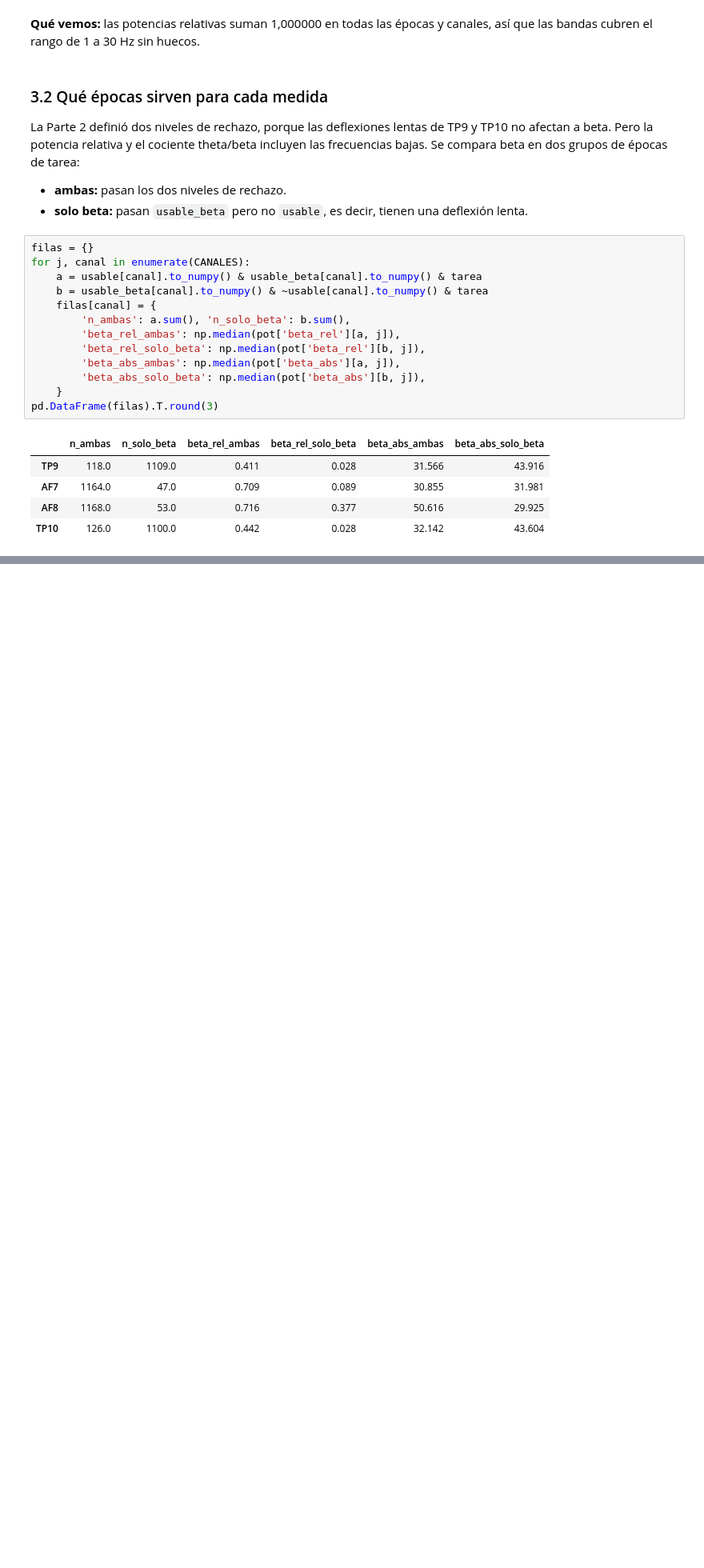
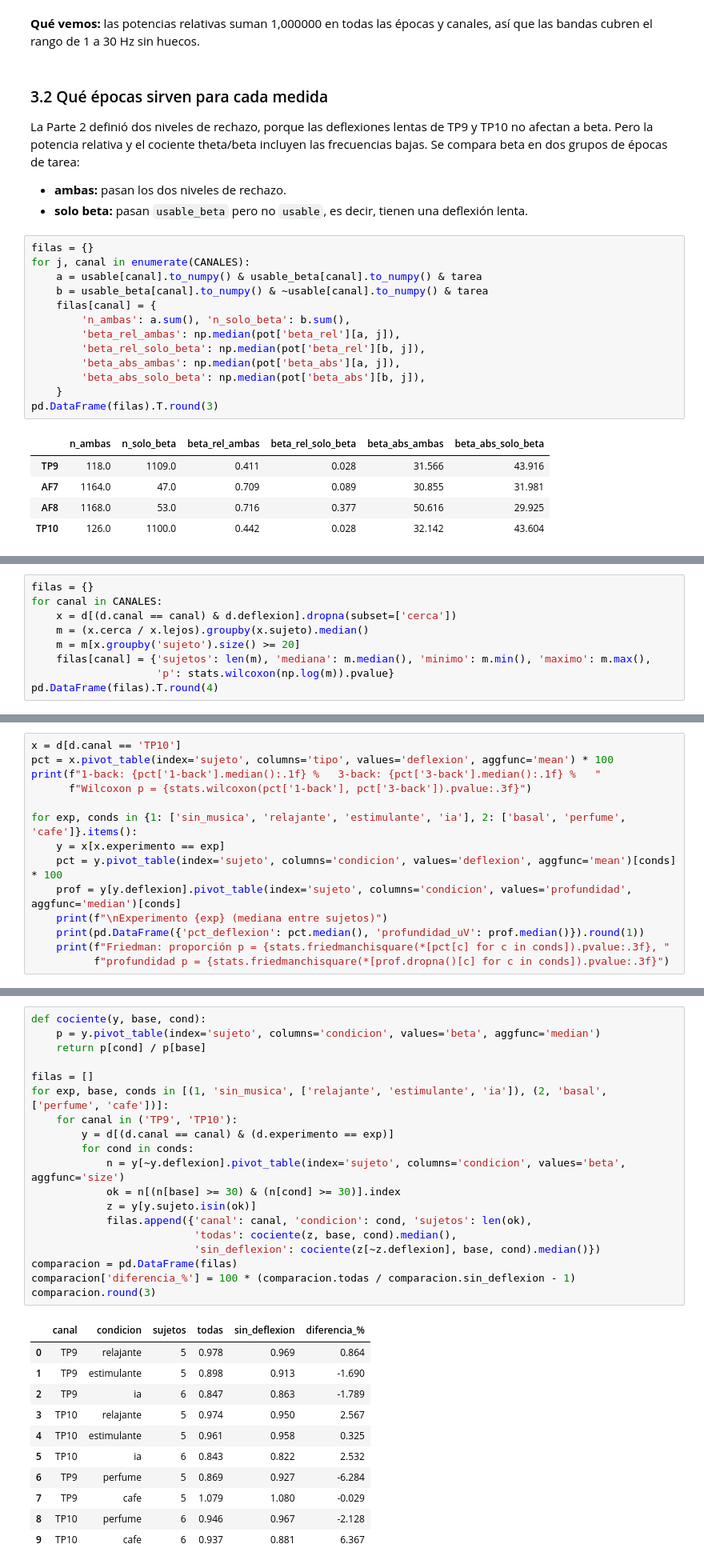
Before and after one commit to gustsita/PSIB2026Q2-TPS-Grupo13-Burman_FernandezSanJuan_Gallo, a Jupyter notebook: notebooks/03_ritmos.ipynb, the cells around one changed output, grey strips where cells are left out. Shown at 80% size. Cells and saved outputs as stored; diff of their text form; blank space fills up the shorter version.

Commit message:
Efecto de las deflexiones sobre beta en los 20 sujetos y documento de decisiones

```diff
--- a/notebooks/03_ritmos.ipynb
+++ b/notebooks/03_ritmos.ipynb
@@ -246,0 +283,9 @@ pd.DataFrame(filas).T.round(3)
+# %%
+filas = {}
+for canal in CANALES:
+    x = d[(d.canal == canal) & d.deflexion].dropna(subset=['cerca'])
+    m = (x.cerca / x.lejos).groupby(x.sujeto).median()
+    m = m[x.groupby('sujeto').size() >= 20]
+    filas[canal] = {'sujetos': len(m), 'mediana': m.median(), 'minimo': m.min(), 'maximo': m.max(),
+                    'p': stats.wilcoxon(np.log(m)).pvalue}
+pd.DataFrame(filas).T.round(4)
@@ -246,0 +304,14 @@ pd.DataFrame(filas).T.round(3)
+# %%
+x = d[d.canal == 'TP10']
+pct = x.pivot_table(index='sujeto', columns='tipo', values='deflexion', aggfunc='mean') * 100
+print(f"1-back: {pct['1-back'].median():.1f} %   3-back: {pct['3-back'].median():.1f} %   "
+      f"Wilcoxon p = {stats.wilcoxon(pct['1-back'], pct['3-back']).pvalue:.3f}")
+
+for exp, conds in {1: ['sin_musica', 'relajante', 'estimulante', 'ia'], 2: ['basal', 'perfume', 'cafe']}.items():
+    y = x[x.experimento == exp]
+    pct = y.pivot_table(index='sujeto', columns='condicion', values='deflexion', aggfunc='mean')[conds] * 100
+    prof = y[y.deflexion].pivot_table(index='sujeto', columns='condicion', values='profundidad', aggfunc='median')[conds]
+    print(f"\nExperimento {exp} (mediana entre sujetos)")
+    print(pd.DataFrame({'pct_deflexion': pct.median(), 'profundidad_uV': prof.median()}).round(1))
+    print(f"Friedman: proporción p = {stats.friedmanchisquare(*[pct[c] for c in conds]).pvalue:.3f}, "
+          f"profundidad p = {stats.friedmanchisquare(*[prof.dropna()[c] for c in conds]).pvalue:.3f}")
@@ -246,0 +343,31 @@ pd.DataFrame(filas).T.round(3)
+# %%
+def cociente(y, base, cond):
+    p = y.pivot_table(index='sujeto', columns='condicion', values='beta', aggfunc='median')
+    return p[cond] / p[base]
+
+filas = []
+for exp, base, conds in [(1, 'sin_musica', ['relajante', 'estimulante', 'ia']), (2, 'basal', ['perfume', 'cafe'])]:
+    for canal in ('TP9', 'TP10'):
+        y = d[(d.canal == canal) & (d.experimento == exp)]
+        for cond in conds:
+            n = y[~y.deflexion].pivot_table(index='sujeto', columns='condicion', values='beta', aggfunc='size')
+            ok = n[(n[base] >= 30) & (n[cond] >= 30)].index
+            z = y[y.sujeto.isin(ok)]
+            filas.append({'canal': canal, 'condicion': cond, 'sujetos': len(ok),
+                          'todas': cociente(z, base, cond).median(),
+                          'sin_deflexion': cociente(z[~z.deflexion], base, cond).median()})
+comparacion = pd.DataFrame(filas)
+comparacion['diferencia_%'] = 100 * (comparacion.todas / comparacion.sin_deflexion - 1)
+comparacion.round(3)
+# %% [output]
+|  | canal | condicion | sujetos | todas | sin_deflexion | diferencia_% |
+| 0 | TP9 | relajante | 5 | 0.978 | 0.969 | 0.864 |
+| 1 | TP9 | estimulante | 5 | 0.898 | 0.913 | -1.690 |
+| 2 | TP9 | ia | 6 | 0.847 | 0.863 | -1.789 |
+| 3 | TP10 | relajante | 5 | 0.974 | 0.950 | 2.567 |
+| 4 | TP10 | estimulante | 5 | 0.961 | 0.958 | 0.325 |
+| 5 | TP10 | ia | 6 | 0.843 | 0.822 | 2.532 |
+| 6 | TP9 | perfume | 5 | 0.869 | 0.927 | -6.284 |
+| 7 | TP9 | cafe | 5 | 1.079 | 1.080 | -0.029 |
+| 8 | TP10 | perfume | 6 | 0.946 | 0.967 | -2.128 |
+| 9 | TP10 | cafe | 6 | 0.937 | 0.881 | 6.367 |
```
Also changed, not shown: parts of 12 cells of this notebook, 5 other files.
